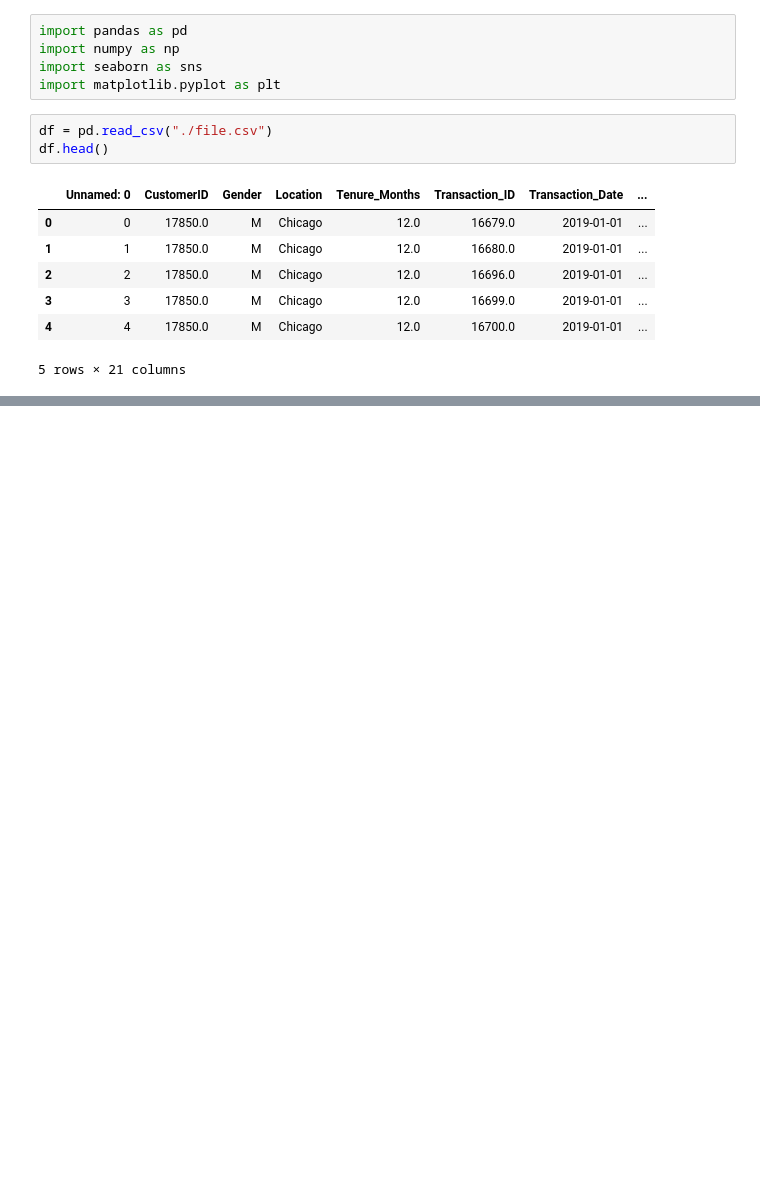
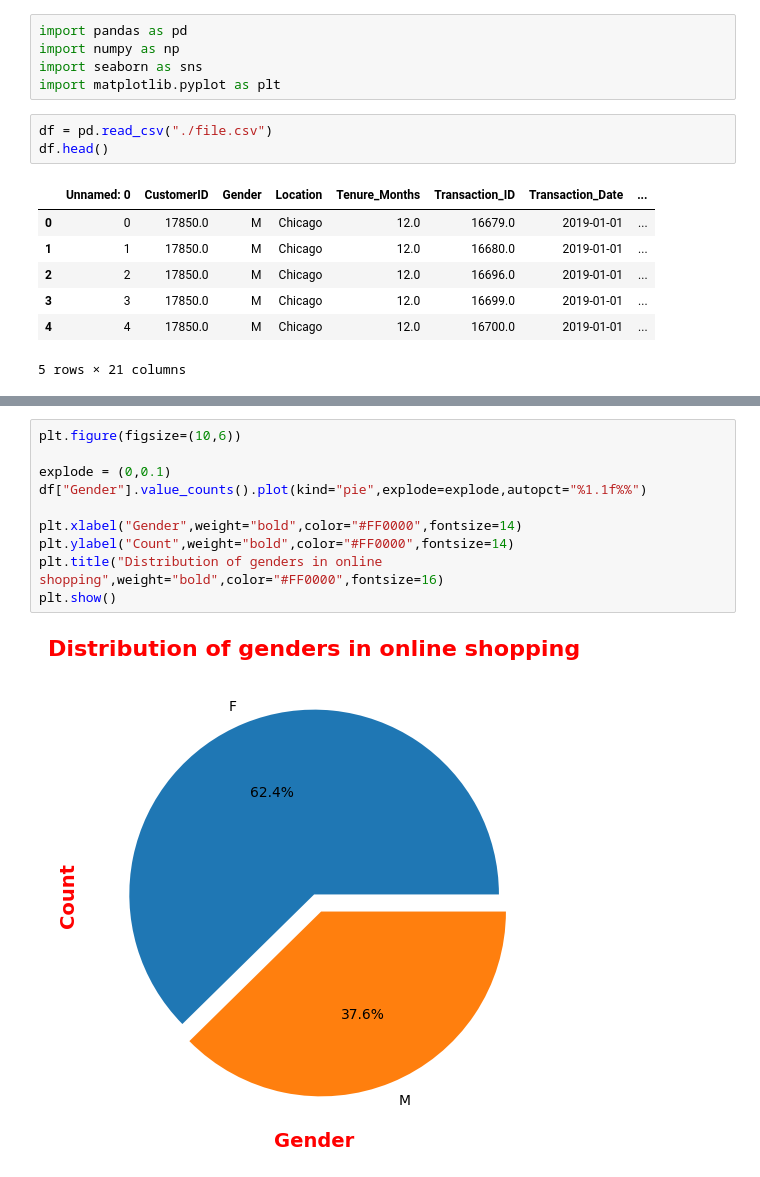
Before and after one commit to hemantsirsat/Data-Visualisation, a Jupyter notebook: Online shopping trend/app.ipynb, the cells around one changed output, grey strips where cells are left out. Saved outputs shown, nothing was run; the diff lists cells and outputs as text; blank space fills up the shorter version.

```diff
--- a/Online shopping trend/app.ipynb
+++ b/Online shopping trend/app.ipynb
@@ -16,0 +110,12 @@ df.head()
+# %%
+plt.figure(figsize=(10,6))
+
+explode = (0,0.1)
+df["Gender"].value_counts().plot(kind="pie",explode=explode,autopct="%1.1f%%")
+
+plt.xlabel("Gender",weight="bold",color="#FF0000",fontsize=14)
+plt.ylabel("Count",weight="bold",color="#FF0000",fontsize=14)
+plt.title("Distribution of genders in online shopping",weight="bold",color="#FF0000",fontsize=16)
+plt.show()
+# %% [output]
+[figure, added]
```
Also changed, not shown: parts of 12 cells of this notebook.
